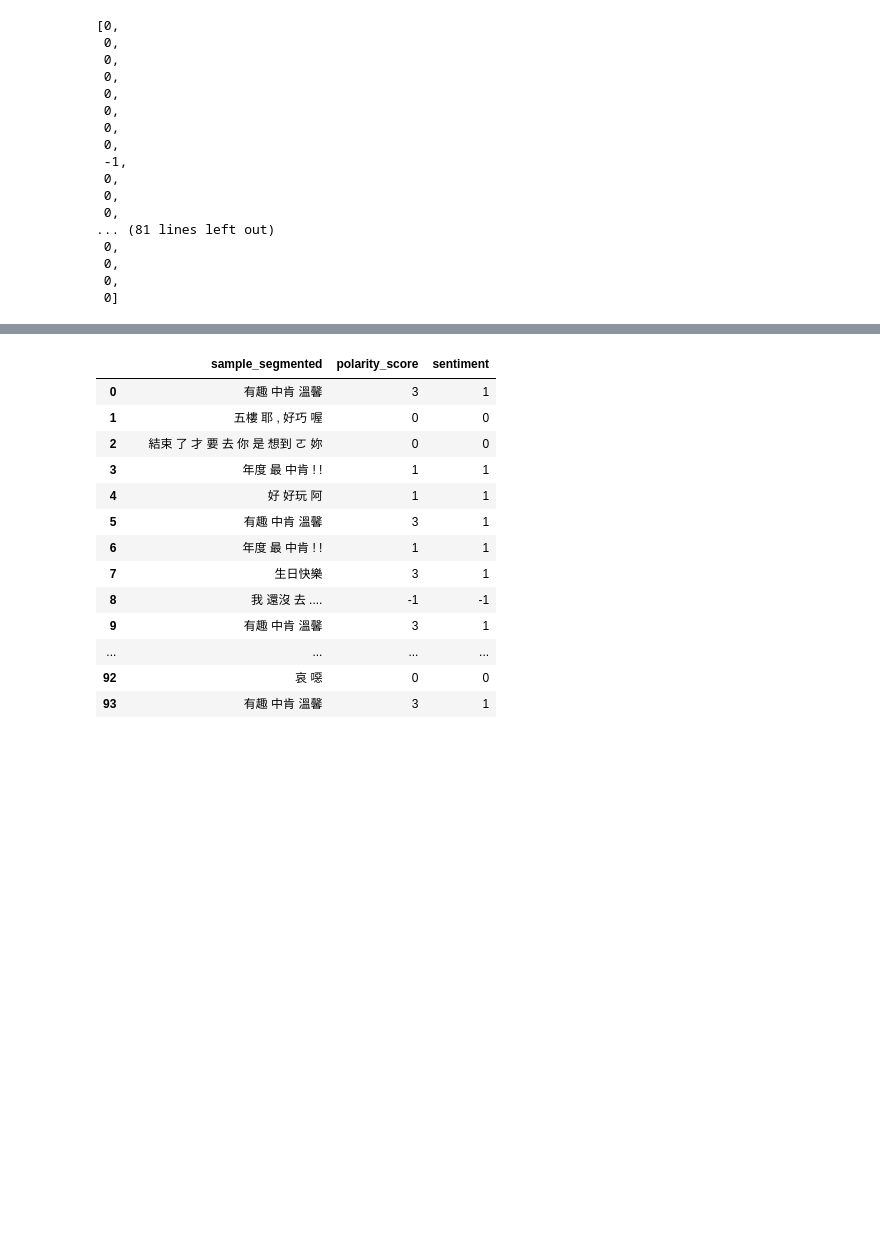
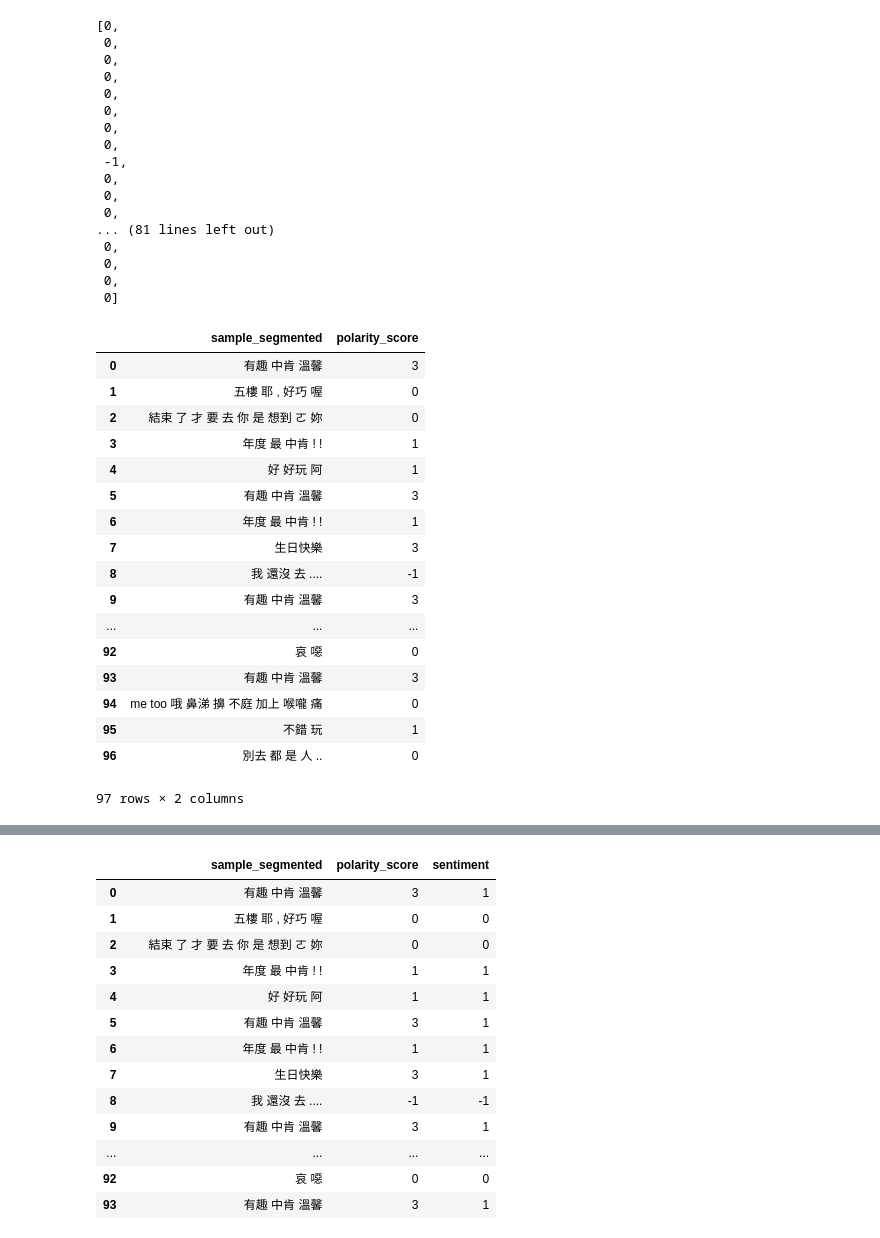
Before and after one commit to lopentu/BestPracticeInCorpusProgramming, a Jupyter notebook: 語料庫標記及語言學分析/practice/sentiment_annotation.ipynb, the cells around one changed output, grey strips where cells are left out. Drawn from its saved outputs; the diff is of its cells as text; code cells hidden in the pictures; blank space fills up the shorter version.

```diff
--- a/語料庫標記及語言學分析/practice/sentiment_annotation.ipynb
+++ b/語料庫標記及語言學分析/practice/sentiment_annotation.ipynb
@@ -3,7 +3,7 @@ import csv
 import pandas as pd
 import re
 # %%
-sample_file = list(csv.reader(open('new_sample.txt', "r"), delimiter = '\t'))
+sample_file = list(csv.reader(open('new_sample.txt', "r", encoding = 'utf-8'), delimiter = '\t'))
 # %%
 df = pd.DataFrame(sample_file, columns=["sample", "sample_segmented", "polarity"])
 df = df.drop(['sample', 'polarity'], axis=1)
@@ -74,8 +114,28 @@ negative_score
 # %%
 # === 加總所有的情緒極度分數 ===#
 # df['positive_score'] = positive_score
 # df['negative_score'] = negative_score
 df['polarity_score'] = [positive_score[i] + negative_score[i] for i in range(len(positive_score))]
+df
+# %% [output]
+|  | sample_segmented | polarity_score |
+| 0 | 有趣 中肯 溫馨 | 3 |
+| 1 | 五樓 耶 , 好巧 喔 | 0 |
+| 2 | 結束 了 才 要 去 你 是 想到 ㄛ 妳 | 0 |
+| 3 | 年度 最 中肯 ! ! | 1 |
+| 4 | 好 好玩 阿 | 1 |
+| 5 | 有趣 中肯 溫馨 | 3 |
+| 6 | 年度 最 中肯 ! ! | 1 |
+| 7 | 生日快樂 | 3 |
+| 8 | 我 還沒 去 .... | -1 |
+| 9 | 有趣 中肯 溫馨 | 3 |
+| ... | ... | ... |
+| 92 | 哀 噁 | 0 |
+| 93 | 有趣 中肯 溫馨 | 3 |
+| 94 | me too 哦 鼻涕 擤 不庭 加上 喉嚨 痛 | 0 |
+| 95 | 不錯 玩 | 1 |
+| 96 | 別去 都 是 人 .. | 0 |
+97 rows × 2 columns
 # %%
 # --- 以數值標記情緒極度 (正向：1 / 中性：0 / 負向：-1) --- #
 df.loc[df.polarity_score > 0, 'sentiment'] = '1'
```
Also changed, not shown: parts of 7 cells of this notebook, 2 other files.
